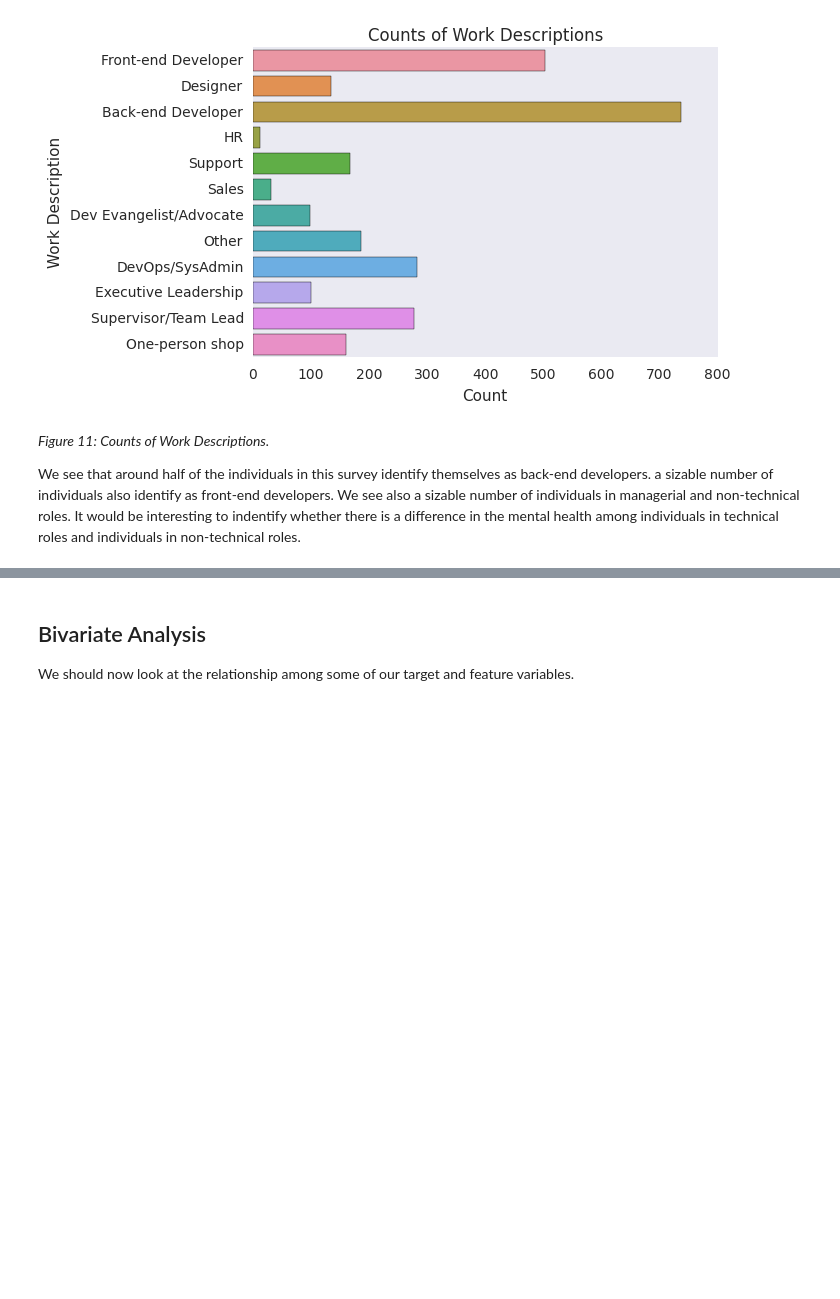
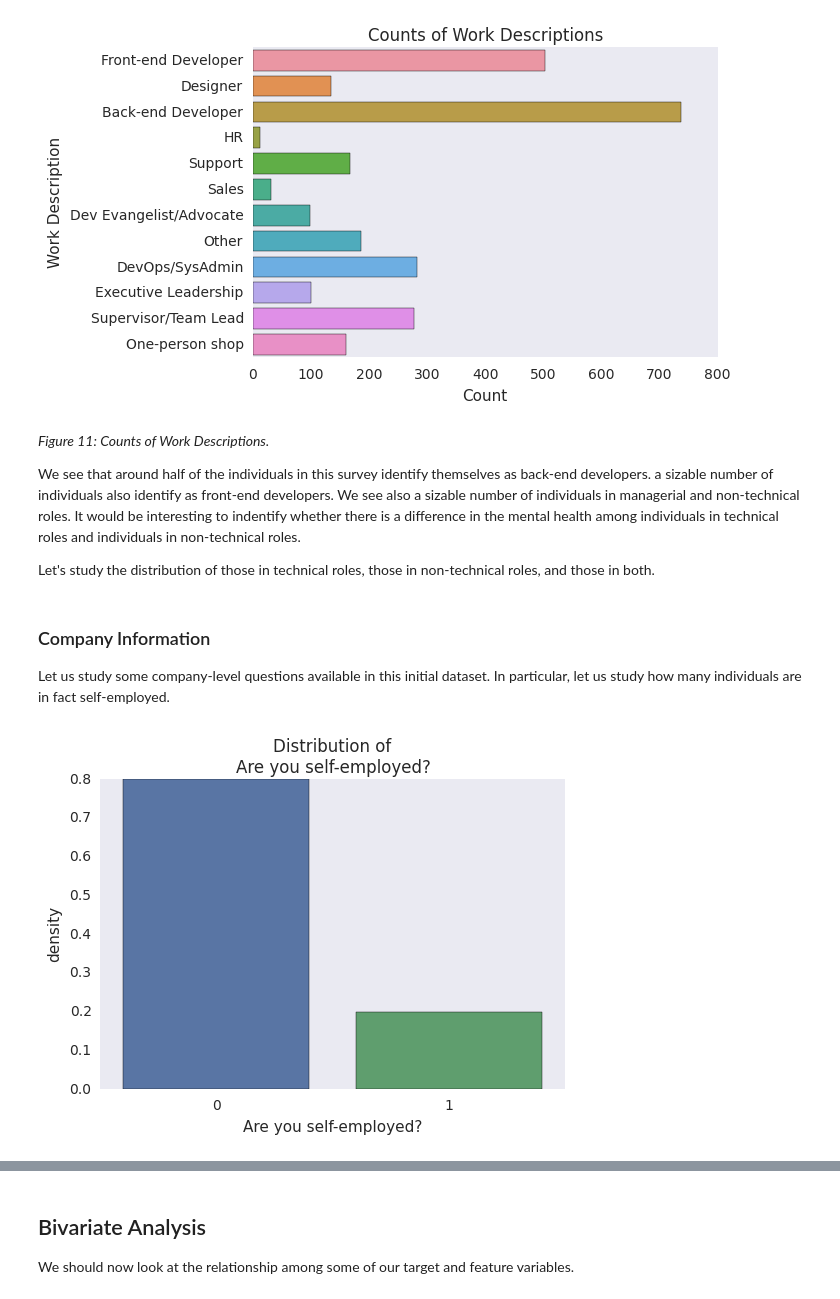
Before and after one commit to PLBMR/mentalHealthDataAnalysis, a Jupyter notebook: osmiMentalHealthInTech/analysis/exploratoryDataAnalysis.ipynb, the cells around one changed output, grey strips where cells are left out. Drawn from its saved outputs; the diff is of its cells as text; code cells hidden in the pictures; blank space fills up the shorter version.

Commit message:
Added some more univariate analysis plots for studying companies

```diff
--- a/osmiMentalHealthInTech/analysis/exploratoryDataAnalysis.ipynb
+++ b/osmiMentalHealthInTech/analysis/exploratoryDataAnalysis.ipynb
@@ -388,3 +388,5 @@ plt.title("Counts of Work Descriptions")
 _Figure 11: Counts of Work Descriptions._
 
 We see that around half of the individuals in this survey identify themselves as back-end developers. a sizable number of individuals also identify as front-end developers. We see also a sizable number of individuals in managerial and non-technical roles. It would be interesting to indentify whether there is a difference in the mental health among individuals in technical roles and individuals in non-technical roles.
+
+Let's study the distribution of those in technical roles, those in non-technical roles, and those in both.
@@ -390,0 +396,8 @@ We see that around half of the individuals in this survey identify themselves as
+# %% [markdown]
+### Company Information
+
+Let us study some company-level questions available in this initial dataset. In particular, let us study how many individuals are in fact self-employed.
+# %%
+buildBarplot("Are you self-employed?",responseFrame)
+# %% [output]
+[figure, added]
```
Also changed, not shown: parts of 8 cells of this notebook.
